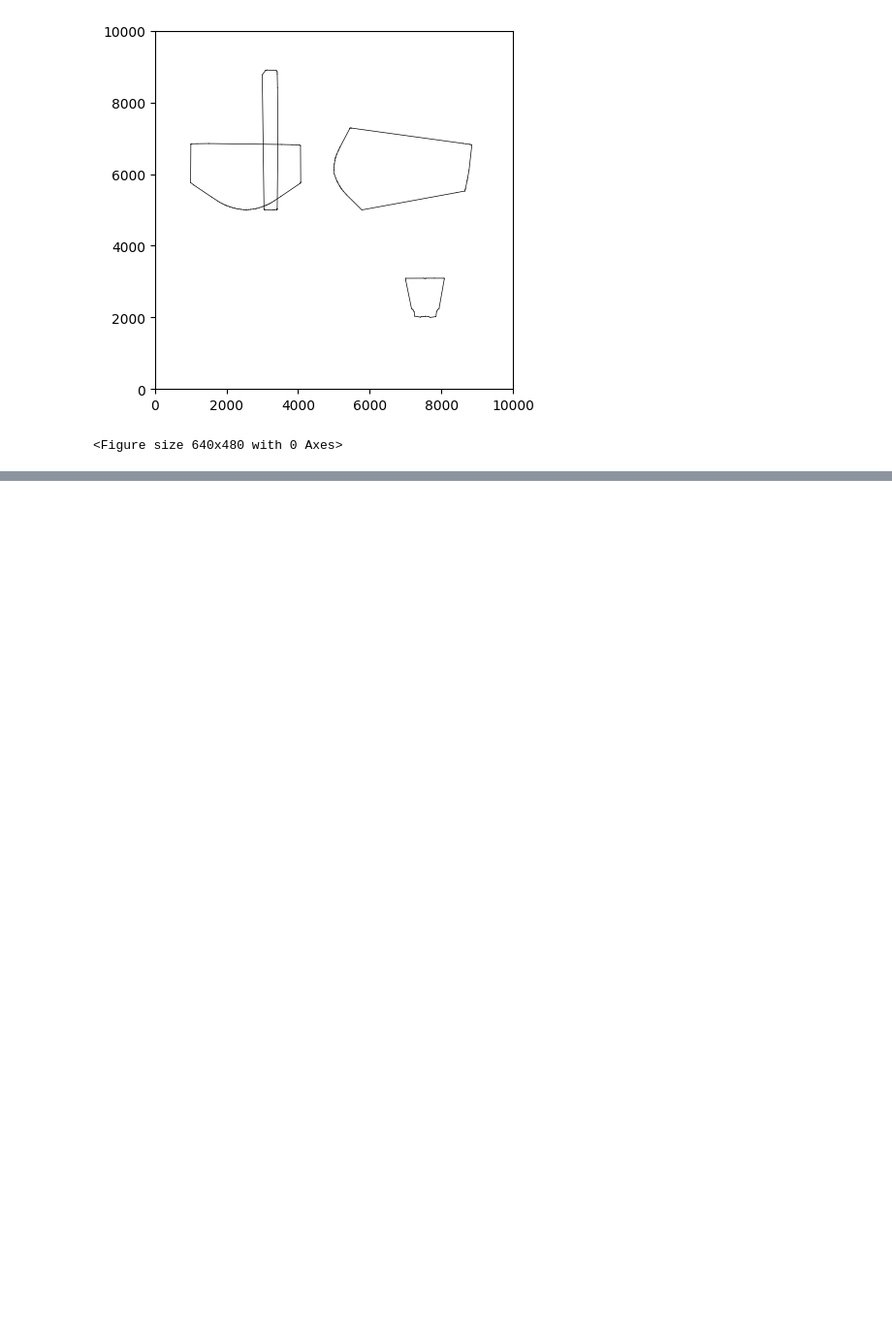
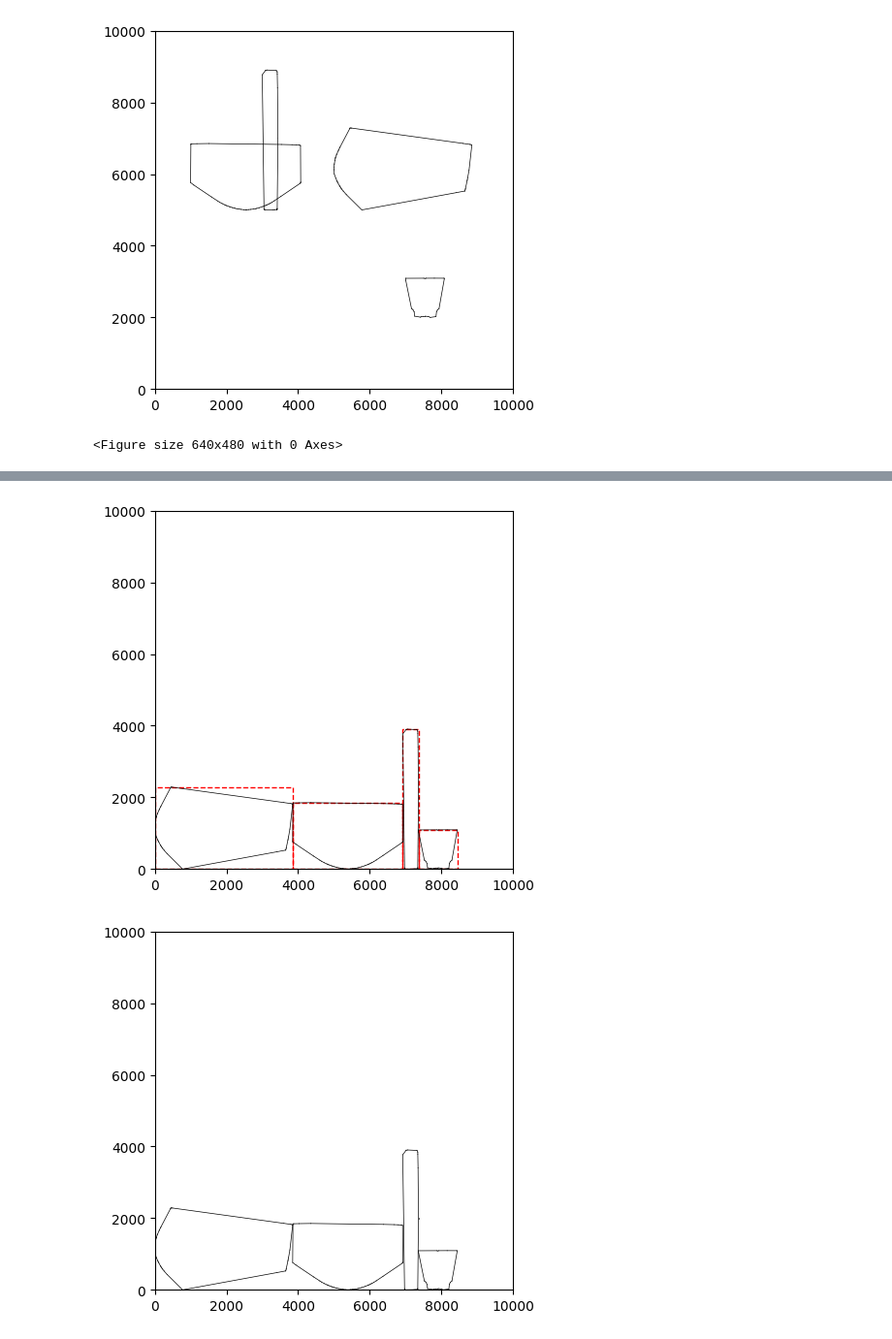
Before and after one commit to Daniel1martinez2/Irregular_Cutting_Stock_Problem, a Jupyter notebook: main.ipynb, the cells around one changed output, grey strips where cells are left out. Shown at 97% size. Cells and saved outputs as stored; diff of their text form; code cells hidden in the pictures; blank space fills up the shorter version.

```diff
--- a/main.ipynb
+++ b/main.ipynb
@@ -2723,8 +1781,0 @@ h = rect.height
-# %%
-recs = []
-
-for abin in packer:
-  print(abin.bid) # Bin id if it has one
-  for rect in abin:
-    print(rect)
-    recs.append((rect.x, rect.y, rect.width, rect.height))
@@ -2773,3 +1806,15 @@ plot_rectangles(recs, color='blue')
+# %%
+def render_polygons(polygons):
+    """
+    Render polygons along with their bounding boxes on a matplotlib plot.
+    """
+    for poly in polygons:
+        PltFunc.addPolygon(poly)
+
+    plt.xlim(0, 10000)
+    plt.ylim(0, 10000)
+    plt.gca().set_aspect('equal', adjustable='box')
+    plt.show()
 # %%
 def sort_polygons_by_bounding_box_area(polygons):
     """
@@ -2899,0 +1901,29 @@ render_polygons_with_bboxes(sorted_polys)
+# %%
+# Example usage:
+canvas_width = 10000
+canvas_height = 10000
+
+# Using test polygons (replace these with actual polygons)
+test_polys = [
+    polys[1],
+    polys[2],
+    polys[3],
+    polys[0],
+]
+
+sorted_polys = sort_polygons_by_bounding_box_area(test_polys)
+
+# Use RectPack to get new positions for the bounding boxes of the polygons
+positions = pack_bounding_boxes_with_rectpack(sorted_polys, canvas_width, canvas_height)
+
+# Apply the new positions to the polygons
+apply_positions_to_polygons(sorted_polys, positions)
+
+# Render the polygons with bounding boxes
+
+
+render_polygons_with_bboxes(sorted_polys)
+render_polygons(sorted_polys)
+# %% [output]
+[figure, added]
+[figure, added]
```
Also changed, not shown: parts of 26 cells of this notebook, 1 other file.
